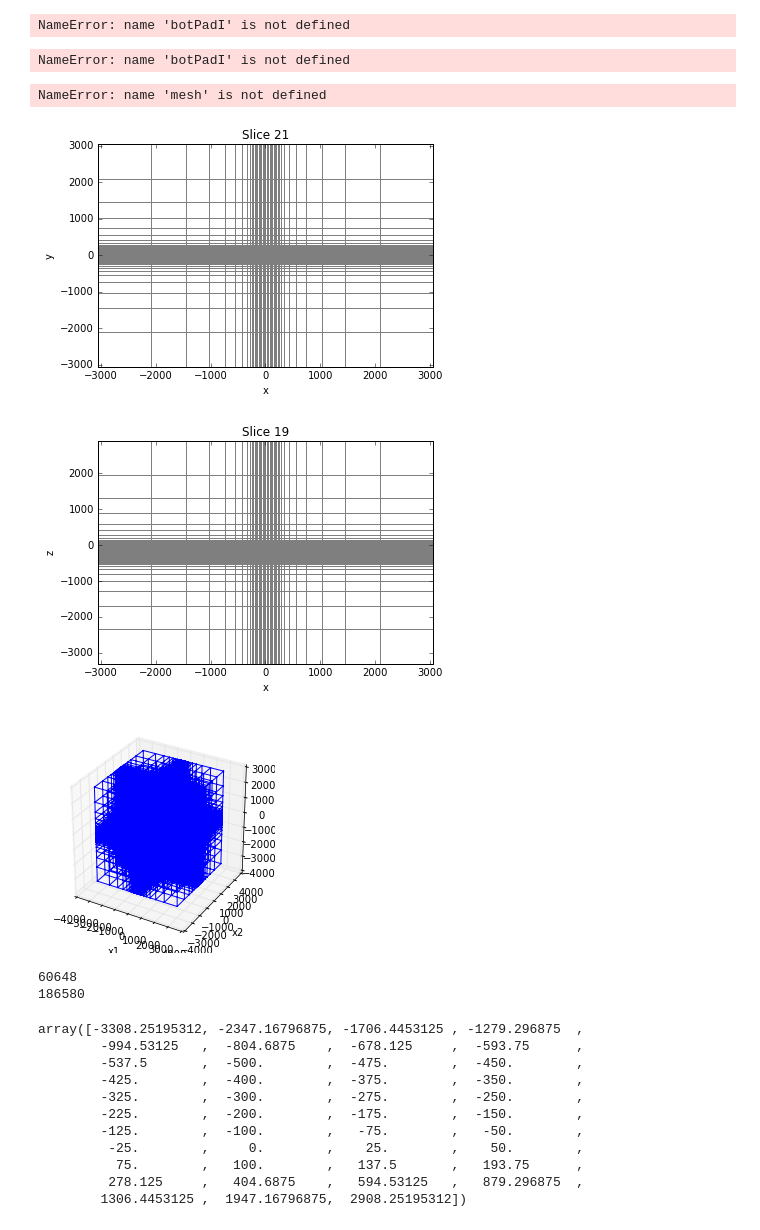
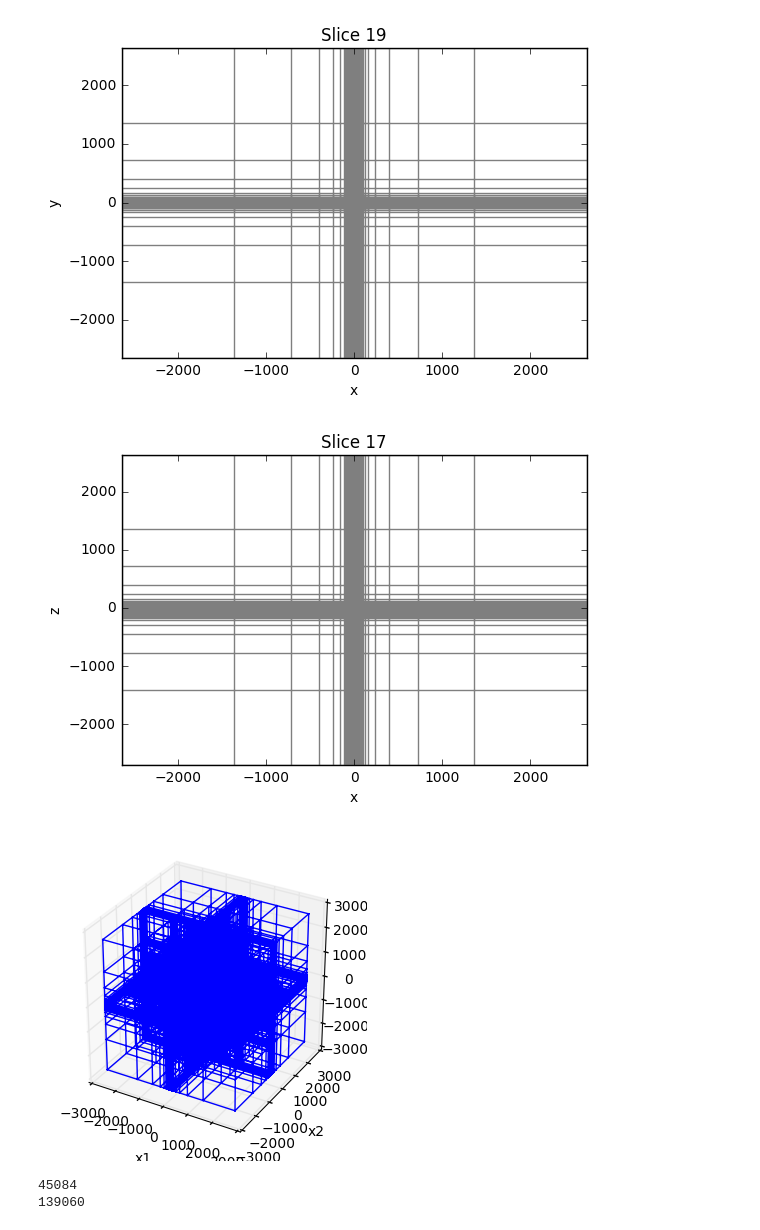
Before and after one commit to geoscixyz/em_examples, a Jupyter notebook: notebooks/geophysical_surveys/MT_Survey/MT_survey.ipynb, the cells around one changed output. Saved outputs shown, nothing was run; the diff lists cells and outputs as text; code cells hidden in the pictures.

Commit message:
MT notebooks, data plots!

```diff
--- a/notebooks/geophysical_surveys/MT_Survey/MT_survey.ipynb
+++ b/notebooks/geophysical_surveys/MT_Survey/MT_survey.ipynb
@@ -17,70 +25,45 @@ import telluricpy
 bw, be = -250., 250
 bs, bn = -250., 250.
 bb, bt = -500.,0.
-# %%
-[botPadI[-i] for i in range(1,len(botPadI)+1)]
-# %% [output]
-NameError: name 'botPadI' is not defined
-# %%
-botPadI
-# %% [output]
-NameError: name 'botPadI' is not defined
-# %%
-mesh.vectorCCz
-# %% [output]
-NameError: name 'mesh' is not defined
 # %%
 #Cell size
-csx, csy, csz = 25.,25.,25.
+csx, csy, csz = 10.,10.,10.
 # Number of core cells in each directiPon s
-ncx, ncy, ncz = 20,20,24
+ncx, ncy, ncz = 20,20,25.
 # Number of padding cells to add in each direction
-npad = 9
+npad = 7
+growrate = 2.
 # Vectors of cell lengthts in each direction
-hx = [(csx,npad, -1.5),(csx,ncx),(csx,npad, 1.5)]
-hy = [(csy,npad, -1.5),(csy,ncy),(csy,npad, 1.5)]
-hz = [(csz,npad,-1.5),(csz,ncz),(csy,npad, 1.5)]
+hx = [(csx,npad, -growrate),(csx,ncx),(csx,npad,growrate)]
+hy = [(csy,npad, -growrate),(csy,ncy),(csy,npad, growrate)]
+hz = [(csz,npad,-growrate),(csz,ncz),(csy,npad, growrate)]
 #hz = [(csz,npad, -1.5),(csz,ncz),(csz,npad,1.5)]
 
 # nrCcore = [6, 5, 4, 2, 2, 2, 2]
-airPad = simpeg.Utils.meshTensor([(csz,npad,1.5)])
+airPad = simpeg.Utils.meshTensor([(csz,npad,growrate)])
 # vCore = np.concatenate([ np.ones(i)*s for i, s in zip(nrCcore,(simpeg.Utils.meshTensor([(csz,1),(csz,5,1.3)])))])[::-1]
 # botPad = simpeg.Utils.meshTensor([(vCore[0],2,-1.5)])
 # hz = np.concatenate((botPad,vCore,airPad))
 
 # Create mesh
 mesh = simpeg.Mesh.TensorMesh([hx, hy, hz],x0="CCN")
 # Map mesh coordinates from local to UTM coordiantes
 mesh.x0[2] = mesh.x0[2]+np.sum(airPad) + 100
 #mesh.x0[2] = mesh.x0[2]- csz/2.#-np.max(mesh.vectorCCz[npad:-npad])
 
 mesh.plotSlice(np.ones(mesh.nC)*np.nan, grid=True)
 mesh.plotSlice(np.ones(mesh.nC)*np.nan, grid=True, normal="Y")
 mesh.plotGrid()
 plt.gca().set_aspect('equal')
 plt.show()
 
 print mesh.nC
 print mesh.nF
 # %% [output]
-[figure, old version]
+[figure, new version]
-[figure, old version]
+[figure, new version]
-[figure, old version]
+[figure, new version]
-60648
-186580
+45084
+139060
-# %%
-mesh.vectorNz
-# %% [output]
-array([-3308.25195312, -2347.16796875, -1706.4453125 , -1279.296875  ,
-        -994.53125   ,  -804.6875    ,  -678.125     ,  -593.75      ,
-        -537.5       ,  -500.        ,  -475.        ,  -450.        ,
-        -425.        ,  -400.        ,  -375.        ,  -350.        ,
-        -325.        ,  -300.        ,  -275.        ,  -250.        ,
-        -225.        ,  -200.        ,  -175.        ,  -150.        ,
-        -125.        ,  -100.        ,   -75.        ,   -50.        ,
-         -25.        ,     0.        ,    25.        ,    50.        ,
-          75.        ,   100.        ,   137.5       ,   193.75      ,
-         278.125     ,   404.6875    ,   594.53125   ,   879.296875  ,
-        1306.4453125 ,  1947.16796875,  2908.25195312])
 # %%
 sig_air = 1e-8
```
Also changed, not shown: parts of 15 cells of this notebook, 1 other file.
